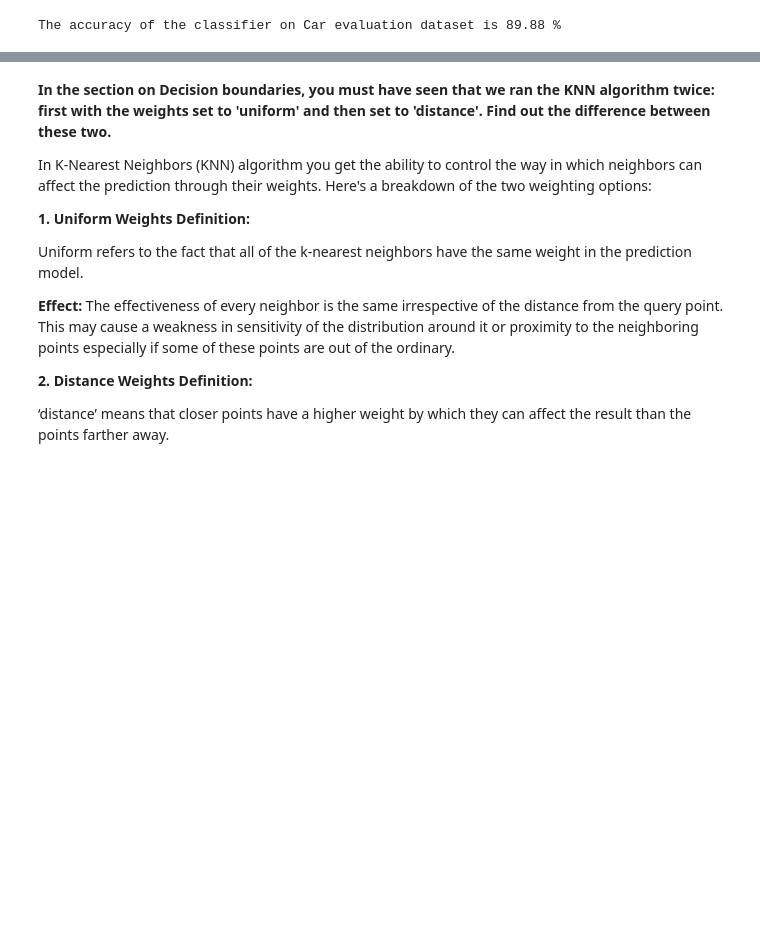
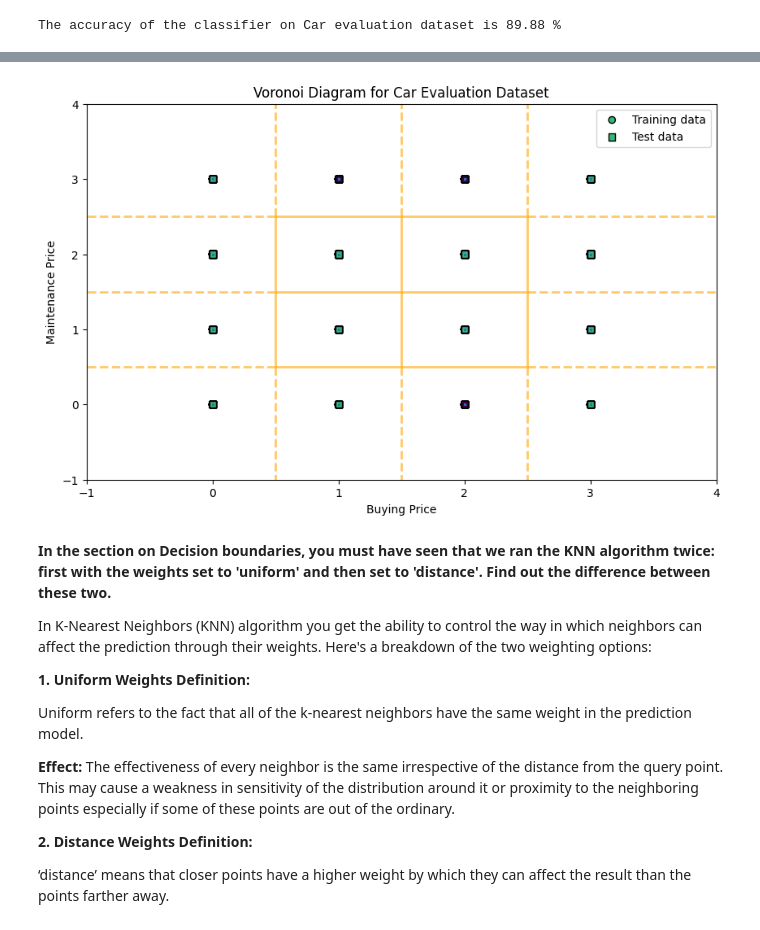
Before and after one commit to Satyanarayana53/FMML_Projects_and_labs, a Jupyter notebook: FMML_M3Lab2.ipynb, the cells around one changed output, grey strips where cells are left out. Saved outputs shown, nothing was run; the diff lists cells and outputs as text; code cells hidden in the pictures; blank space fills up the shorter version.

```diff
--- a/FMML_M3Lab2.ipynb
+++ b/FMML_M3Lab2.ipynb
@@ -458,3 +682,65 @@ The accuracy of the classifier on Car evaluation dataset is 89.88 %
+# %%
+## TASK-6
+## Plot the Voronoi diagram for the classifier of the Car evaluation dataset
+import numpy as np
+import pandas as pd
+import matplotlib.pyplot as plt
+from sklearn.model_selection import train_test_split
+from sklearn.preprocessing import LabelEncoder
+from sklearn.neighbors import KNeighborsClassifier
+from scipy.spatial import Voronoi, voronoi_plot_2d
+
+# Load the dataset
+file_path = "car_evaluation.csv"
+column_names = ['buying', 'maint', 'doors', 'persons', 'lug_boot', 'safety', 'class']
+data = pd.read_csv(file_path, names=column_names)
+
+# Preprocess the data
+label_encoders = {}
+for column in data.columns:
+    le = LabelEncoder()
+    data[column] = le.fit_transform(data[column])
+    label_encoders[column] = le
+
+# Select two features for visualization
+X = data[['buying', 'maint']]
+y = data['class']
+
+# Split the dataset into training and testing sets
+X_train, X_test, y_train, y_test = train_test_split(X, y, test_size=0.2, random_state=42)
+
+# Train a K-Nearest Neighbors Classifier
+model = KNeighborsClassifier(n_neighbors=3)
+model.fit(X_train, y_train)
+
+# Create a mesh grid for plotting Voronoi diagram
+x_min, x_max = X['buying'].min() - 1, X['buying'].max() + 1
+y_min, y_max = X['maint'].min() - 1, X['maint'].max() + 1
+xx, yy = np.meshgrid(np.arange(x_min, x_max, 0.01),
+                     np.arange(y_min, y_max, 0.01))
+
+# Predict on the mesh grid to get decision boundaries
+Z = model.predict(np.c_[xx.ravel(), yy.ravel()])
+Z = Z.reshape(xx.shape)
+
+# Create Voronoi diagram
+points = np.array(X_train)
+vor = Voronoi(points)
+
+# Plotting
+plt.figure(figsize=(10, 6))
+voronoi_plot_2d(vor, ax=plt.gca(), show_vertices=False, line_colors='orange', line_width=2, line_alpha=0.6, point_size=2)
+plt.scatter(X_train['buying'], X_train['maint'], c=y_train, edgecolor='k', marker='o', label='Training data')
+plt.scatter(X_test['buying'], X_test['maint'], c=y_test, edgecolor='k', marker='s', label='Test data')
+plt.xlabel('Buying Price')
+plt.ylabel('Maintenance Price')
+plt.title('Voronoi Diagram for Car Evaluation Dataset')
+plt.xlim(x_min, x_max)
+plt.ylim(y_min, y_max)
+plt.legend()
+plt.show()
+# %% [output]
+[figure, added]
 # %% [markdown]
 **In the section on Decision boundaries, you must have seen that we ran the KNN algorithm twice: first with the weights set to 'uniform' and then set to 'distance'. Find out the difference between these two.**
 
```
Also changed, not shown: parts of 11 cells of this notebook.
